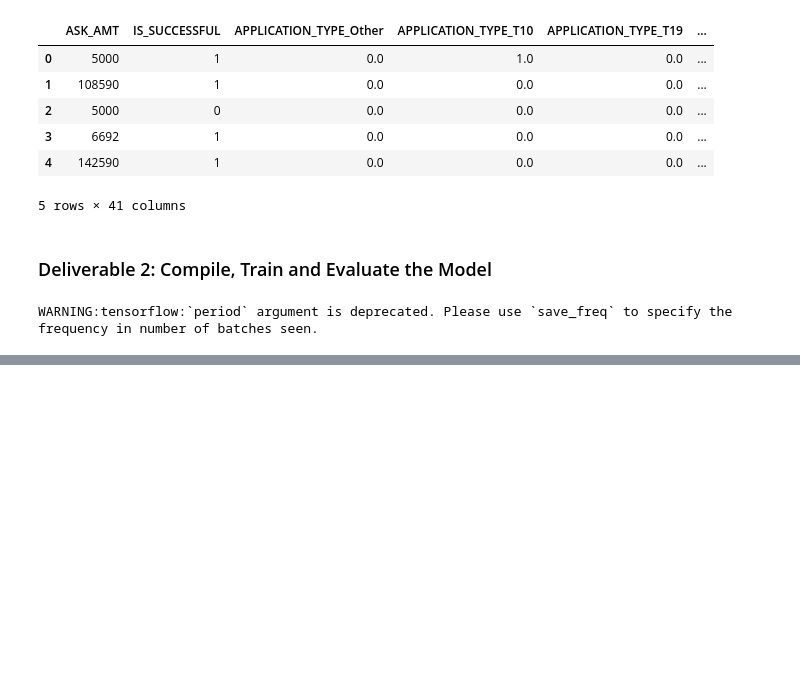
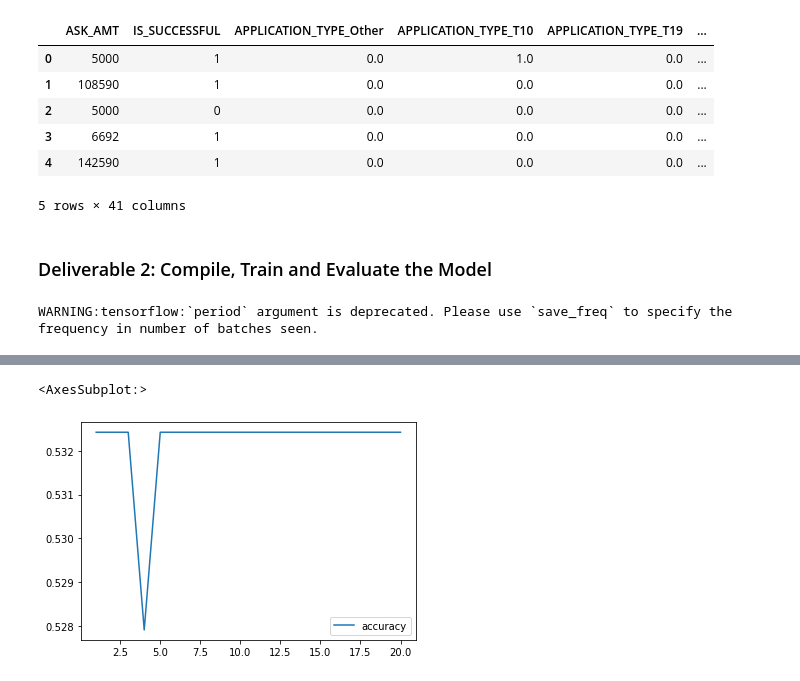
Before and after one commit to Fabalin/Neural_Network_Charity_Analysis, a Jupyter notebook: AlphabetSoupCharity_Optimization.ipynb, the cells around one changed output, grey strips where cells are left out. Drawn from its saved outputs; the diff is of its cells as text; code cells hidden in the pictures; blank space fills up the shorter version.

```diff
--- a/AlphabetSoupCharity_Optimization.ipynb
+++ b/AlphabetSoupCharity_Optimization.ipynb
@@ -373,2 +392,8 @@ Loss: 0.6910492777824402, Accuracy: 0.5330612063407898
+# %%
+# Plot the accuracy
+history_df.plot(y="accuracy")
+# %% [output]
+<AxesSubplot:>
+[figure, added]
 # %%
 # Export our model to HDF5 file
```
Also changed, not shown: parts of 11 cells of this notebook, 16 other files.
